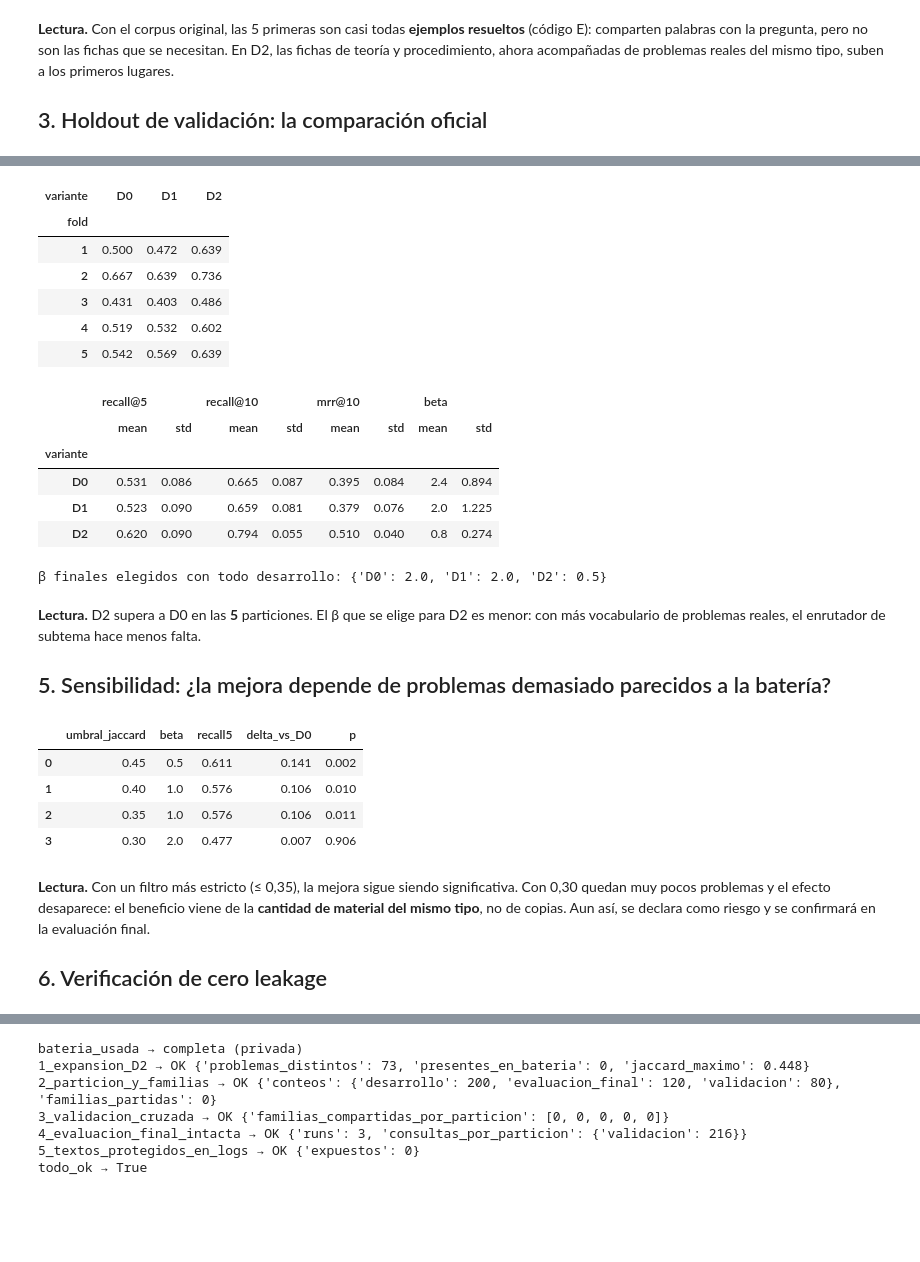
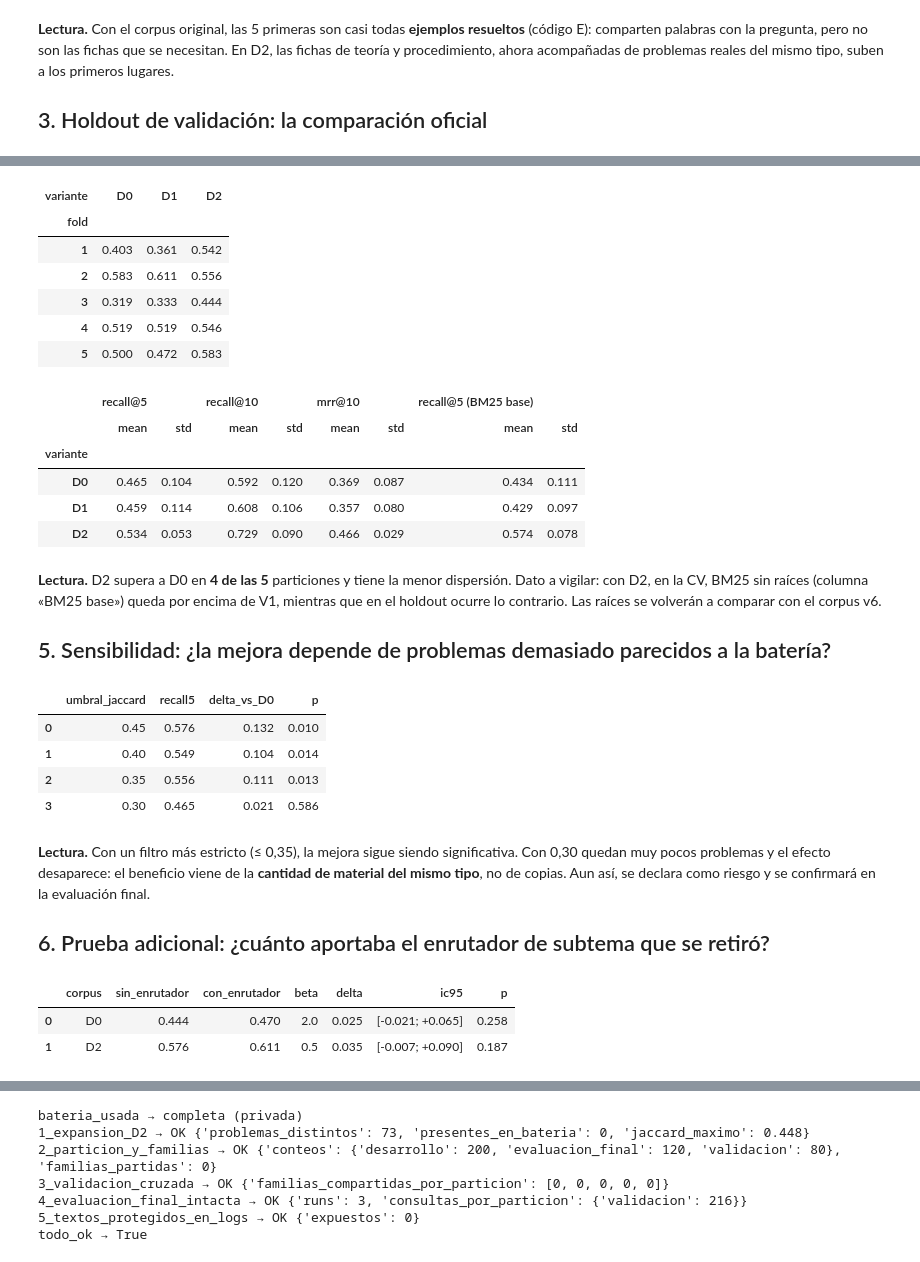
Before and after one commit to ELMERDANTE/chatbot-cinematica-rag, a Jupyter notebook: notebooks/03_variantes_datos.ipynb, the cells around one changed output, grey strips where cells are left out. Saved outputs shown, nothing was run; the diff lists cells and outputs as text; code cells hidden in the pictures; blank space fills up the shorter version.

```diff
--- a/notebooks/03_variantes_datos.ipynb
+++ b/notebooks/03_variantes_datos.ipynb
@@ -79,9 +79,7 @@ Expansión D2 (problemas de la reserva de Ágora que NO están en la batería):
 ej = val.set_index("id").loc["BAT-MVCL-044"]
 print("Pregunta:", ej.enunciado)
 print("Fichas correctas:", [f"{f} — {titulo[f]}" for f in ej.unidades_relevantes])
-enr = {v: fe.entrenar_enrutador(corpus[v], dev) for v in dv.VARIANTES}
-beta = {"D0": 2.0, "D1": 2.0, "D2": 0.5}          # elegidos por CV anidada en desarrollo (se comprueban en la sección 4)
-bus = {v: fe.indice({**dv.CFG_V3, "beta_subtema": beta[v]}, corpus[v], enr[v])[0] for v in dv.VARIANTES}
+bus = {v: fe.indice(dv.CFG, corpus[v])[0] for v in dv.VARIANTES}   # buscador fijo V1 (sin enrutador)
 filas = []
 for v, b in bus.items():
     top = [d for d, _ in b.buscar(ej.enunciado, 5)]
@@ -147,48 +145,56 @@ pd.DataFrame({v: r.groupby("subtema")["recall@5"].mean() for v, r in res.items()
 # %%
 cvs = []
 for v in dv.VARIANTES:
-    d, betas = dv.cv(corpus[v], dev); d.insert(0, "variante", v); cvs.append(d)
+    d = dv.cv(corpus[v], dev); d.insert(0, "variante", v); cvs.append(d)
 cvs = pd.concat(cvs)
 display(cvs.pivot(index="fold", columns="variante", values="recall@5").round(3))
-cvs.groupby("variante")[["recall@5", "recall@10", "mrr@10", "beta"]].agg(["mean", "std"]).round(3)
+cvs.groupby("variante")[["recall@5", "recall@10", "mrr@10", "recall@5 (BM25 base)"]].agg(["mean", "std"]).round(3)
 # %% [output]
 | variante | D0 | D1 | D2 |
 | fold |  |  |  |
-| 1 | 0.500 | 0.472 | 0.639 |
-| 2 | 0.667 | 0.639 | 0.736 |
-| 3 | 0.431 | 0.403 | 0.486 |
-| 4 | 0.519 | 0.532 | 0.602 |
-| 5 | 0.542 | 0.569 | 0.639 |
+| 1 | 0.403 | 0.361 | 0.542 |
+| 2 | 0.583 | 0.611 | 0.556 |
+| 3 | 0.319 | 0.333 | 0.444 |
+| 4 | 0.519 | 0.519 | 0.546 |
+| 5 | 0.500 | 0.472 | 0.583 |
-|  | recall@5 |  | recall@10 |  | mrr@10 |  | beta |  |
+|  | recall@5 |  | recall@10 |  | mrr@10 |  | recall@5 (BM25 base) |  |
 |  | mean | std | mean | std | mean | std | mean | std |
 | variante |  |  |  |  |  |  |  |  |
-| D0 | 0.531 | 0.086 | 0.665 | 0.087 | 0.395 | 0.084 | 2.4 | 0.894 |
-| D1 | 0.523 | 0.090 | 0.659 | 0.081 | 0.379 | 0.076 | 2.0 | 1.225 |
-| D2 | 0.620 | 0.090 | 0.794 | 0.055 | 0.510 | 0.040 | 0.8 | 0.274 |
+| D0 | 0.465 | 0.104 | 0.592 | 0.120 | 0.369 | 0.087 | 0.434 | 0.111 |
+| D1 | 0.459 | 0.114 | 0.608 | 0.106 | 0.357 | 0.080 | 0.429 | 0.097 |
+| D2 | 0.534 | 0.053 | 0.729 | 0.090 | 0.466 | 0.029 | 0.574 | 0.078 |
-# %%
-assert {v: fe.elegir_beta(corpus[v], dev) for v in dv.VARIANTES} == beta   # β final = el usado en las secciones 2 y 3
-print("β finales elegidos con todo desarrollo:", beta)
-# %% [output]
-β finales elegidos con todo desarrollo: {'D0': 2.0, 'D1': 2.0, 'D2': 0.5}
 # %% [markdown]
-**Lectura.** D2 supera a D0 en las **5** particiones. El β que se elige para D2 es menor: con más vocabulario de problemas reales, el enrutador de subtema hace menos falta.
+**Lectura.** D2 supera a D0 en **4 de las 5** particiones y tiene la menor dispersión. Dato a vigilar: con D2, en la CV, BM25 sin raíces (columna «BM25 base») queda por encima de V1, mientras que en el holdout ocurre lo contrario. Las raíces se volverán a comparar con el corpus v6.
 
 ## 5. Sensibilidad: ¿la mejora depende de problemas demasiado parecidos a la batería?
 # %%
 filas = []
 for umbral in (0.45, 0.40, 0.35, 0.30):
-    c = dv.corpus_variante("D2", corpus0, umbral); b_ = fe.elegir_beta(c, dev)
-    r = fe.evaluar(fe.indice({**dv.CFG_V3, "beta_subtema": b_}, c, fe.entrenar_enrutador(c, dev))[0], val)
+    c = dv.corpus_variante("D2", corpus0, umbral)
+    r = fe.evaluar(fe.indice(dv.CFG, c)[0], val)
     d = diferencia_pareada(res["D0"]["recall@5"], r["recall@5"])
-    filas.append(dict(umbral_jaccard=umbral, beta=b_, recall5=r["recall@5"].mean(), delta_vs_D0=d["diferencia"], p=d["p_bootstrap"]))
+    filas.append(dict(umbral_jaccard=umbral, recall5=r["recall@5"].mean(), delta_vs_D0=d["diferencia"], p=d["p_bootstrap"]))
 pd.DataFrame(filas).round(3)
 # %% [output]
-|  | umbral_jaccard | beta | recall5 | delta_vs_D0 | p |
-| 0 | 0.45 | 0.5 | 0.611 | 0.141 | 0.002 |
-| 1 | 0.40 | 1.0 | 0.576 | 0.106 | 0.010 |
-| 2 | 0.35 | 1.0 | 0.576 | 0.106 | 0.011 |
-| 3 | 0.30 | 2.0 | 0.477 | 0.007 | 0.906 |
+|  | umbral_jaccard | recall5 | delta_vs_D0 | p |
+| 0 | 0.45 | 0.576 | 0.132 | 0.010 |
+| 1 | 0.40 | 0.549 | 0.104 | 0.014 |
+| 2 | 0.35 | 0.556 | 0.111 | 0.013 |
+| 3 | 0.30 | 0.465 | 0.021 | 0.586 |
 # %% [markdown]
 **Lectura.** Con un filtro más estricto (≤ 0,35), la mejora sigue siendo significativa. Con 0,30 quedan muy pocos problemas y el efecto desaparece: el beneficio viene de la **cantidad de material del mismo tipo**, no de copias. Aun así, se declara como riesgo y se confirmará en la evaluación final.
 
-## 6. Verificación de cero leakage
+## 6. Prueba adicional: ¿cuánto aportaba el enrutador de subtema que se retiró?
+# %%
+filas = []
+for v in ("D0", "D2"):
+    b_ = fe.elegir_beta(corpus[v], dev)                       # β con CV anidada, solo desarrollo
+    r3 = fe.evaluar(fe.indice({**dv.CFG_V3, "beta_subtema": b_}, corpus[v], fe.entrenar_enrutador(corpus[v], dev))[0], val)
+    d = diferencia_pareada(res[v]["recall@5"], r3["recall@5"])
+    filas.append(dict(corpus=v, sin_enrutador=res[v]["recall@5"].mean(), con_enrutador=r3["recall@5"].mean(), beta=b_,
+                      delta=d["diferencia"], ic95=f"[{d['ic95'][0]:+.3f}; {d['ic95'][1]:+.3f}]", p=d["p_bootstrap"]))
+pd.DataFrame(filas).round(3)
+# %% [output]
+|  | corpus | sin_enrutador | con_enrutador | beta | delta | ic95 | p |
+| 0 | D0 | 0.444 | 0.470 | 2.0 | 0.025 | [-0.021; +0.065] | 0.258 |
+| 1 | D2 | 0.576 | 0.611 | 0.5 | 0.035 | [-0.007; +0.090] | 0.187 |
```
Also changed, not shown: parts of 7 cells of this notebook, 25 other files.
